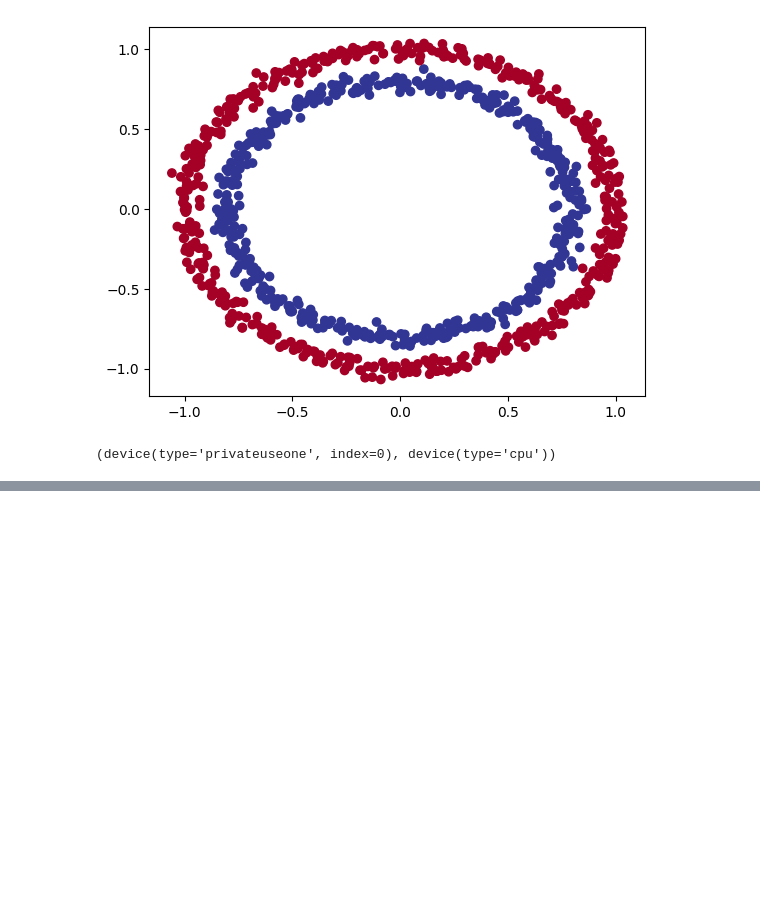
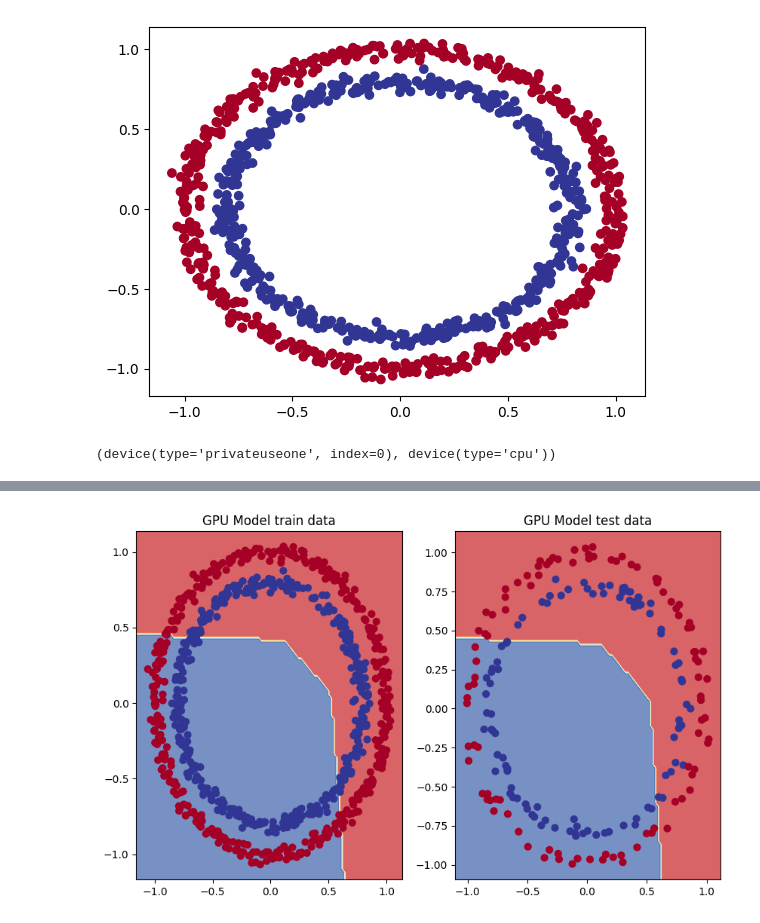
Before and after one commit to abdul-muyeed/ML_DL_conquest, a Jupyter notebook: pytorch/pytorch_nn_classification.ipynb, the cells around one changed output, grey strips where cells are left out. Cells and saved outputs as stored; diff of their text form; code cells hidden in the pictures; blank space fills up the shorter version.

```diff
--- a/pytorch/pytorch_nn_classification.ipynb
+++ b/pytorch/pytorch_nn_classification.ipynb
@@ -229,0 +243,12 @@ plt.show()
+# %%
+from helper_functions import plot_predictions, plot_decision_boundary
+plt.figure(figsize=(10, 6))
+plt.subplot(1, 2,1)
+plt.title("GPU Model train data")
+plot_decision_boundary(model0_gpu, X_train_gpu, y_train_gpu)
+
+plt.subplot(1, 2,2)
+plt.title("GPU Model test data")
+plot_decision_boundary(model0_gpu, X_test_gpu, y_test_gpu)
+# %% [output]
+[figure, added]
```
Also changed, not shown: parts of 7 cells of this notebook, 11 other files.
